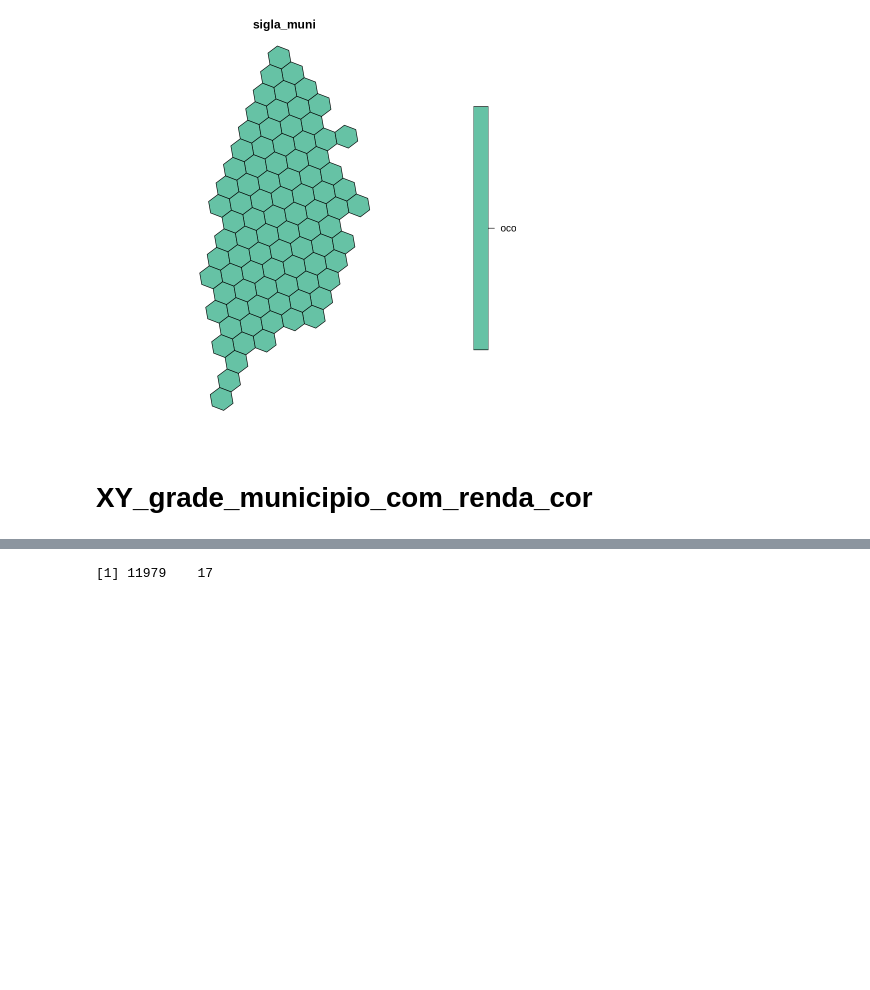
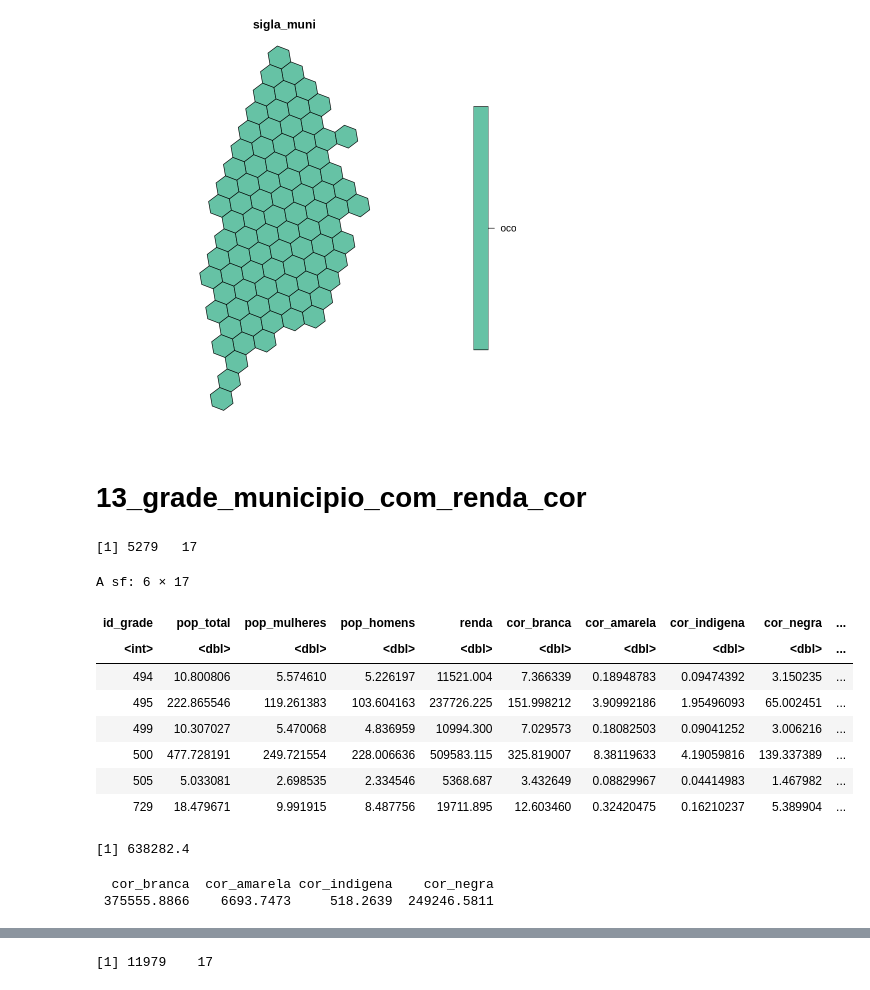
Before and after one commit to Multiplicidademobilidade/indice_acesso_cidade, a Jupyter notebook: R/dev_rev/01 - Visualização de objetos resultantes por pasta.ipynb, the cells around one changed output, grey strips where cells are left out. Saved outputs shown, nothing was run; the diff lists cells and outputs as text; code cells hidden in the pictures; blank space fills up the shorter version.

```diff
--- a/R/dev_rev/01 - Visualização de objetos resultantes por pasta.ipynb
+++ b/R/dev_rev/01 - Visualização de objetos resultantes por pasta.ipynb
@@ -266,4 +319,33 @@ plot(hex_municipios %>% dplyr::select(sigla_muni))
 # %% [output]
 [figure]
 # %% [markdown]
-# XY_grade_municipio_com_renda_cor
+# 13_grade_municipio_com_renda_cor
+# %%
+open_file <- '../../../indice-mobilidade_dados/13_grade_municipio_com_renda_cor/2019/grade_renda_cor_oco_2019.rds'
+grade_muni_renda_cor <- read_rds(open_file)
+
+dim(grade_muni_renda_cor)
+head(grade_muni_renda_cor)
+# %% [output]
+[1] 5279   17
+A sf: 6 × 17
+| id_grade | pop_total | pop_mulheres | pop_homens | renda | cor_branca | cor_amarela | cor_indigena | cor_negra | ... |
+| <int> | <dbl> | <dbl> | <dbl> | <dbl> | <dbl> | <dbl> | <dbl> | <dbl> | ... |
+| 494 | 10.800806 | 5.574610 | 5.226197 | 11521.004 | 7.366339 | 0.18948783 | 0.09474392 | 3.150235 | ... |
+| 495 | 222.865546 | 119.261383 | 103.604163 | 237726.225 | 151.998212 | 3.90992186 | 1.95496093 | 65.002451 | ... |
+| 499 | 10.307027 | 5.470068 | 4.836959 | 10994.300 | 7.029573 | 0.18082503 | 0.09041252 | 3.006216 | ... |
+| 500 | 477.728191 | 249.721554 | 228.006636 | 509583.115 | 325.819007 | 8.38119633 | 4.19059816 | 139.337389 | ... |
+| 505 | 5.033081 | 2.698535 | 2.334546 | 5368.687 | 3.432649 | 0.08829967 | 0.04414983 | 1.467982 | ... |
+| 729 | 18.479671 | 9.991915 | 8.487756 | 19711.895 | 12.603460 | 0.32420475 | 0.16210237 | 5.389904 | ... |
+# %%
+sum(grade_muni_renda_cor$pop_total, na.rm = TRUE)
+# %% [output]
+[1] 638282.4
+# %%
+grade_muni_renda_cor %>%
+    st_set_geometry(NULL) %>%
+    dplyr::select(matches('cor_')) %>%
+    colSums(na.rm = TRUE)
+# %% [output]
+  cor_branca  cor_amarela cor_indigena    cor_negra
+ 375555.8866    6693.7473     518.2639  249246.5811
```
Also changed, not shown: parts of 13 cells of this notebook, 10 other files.
